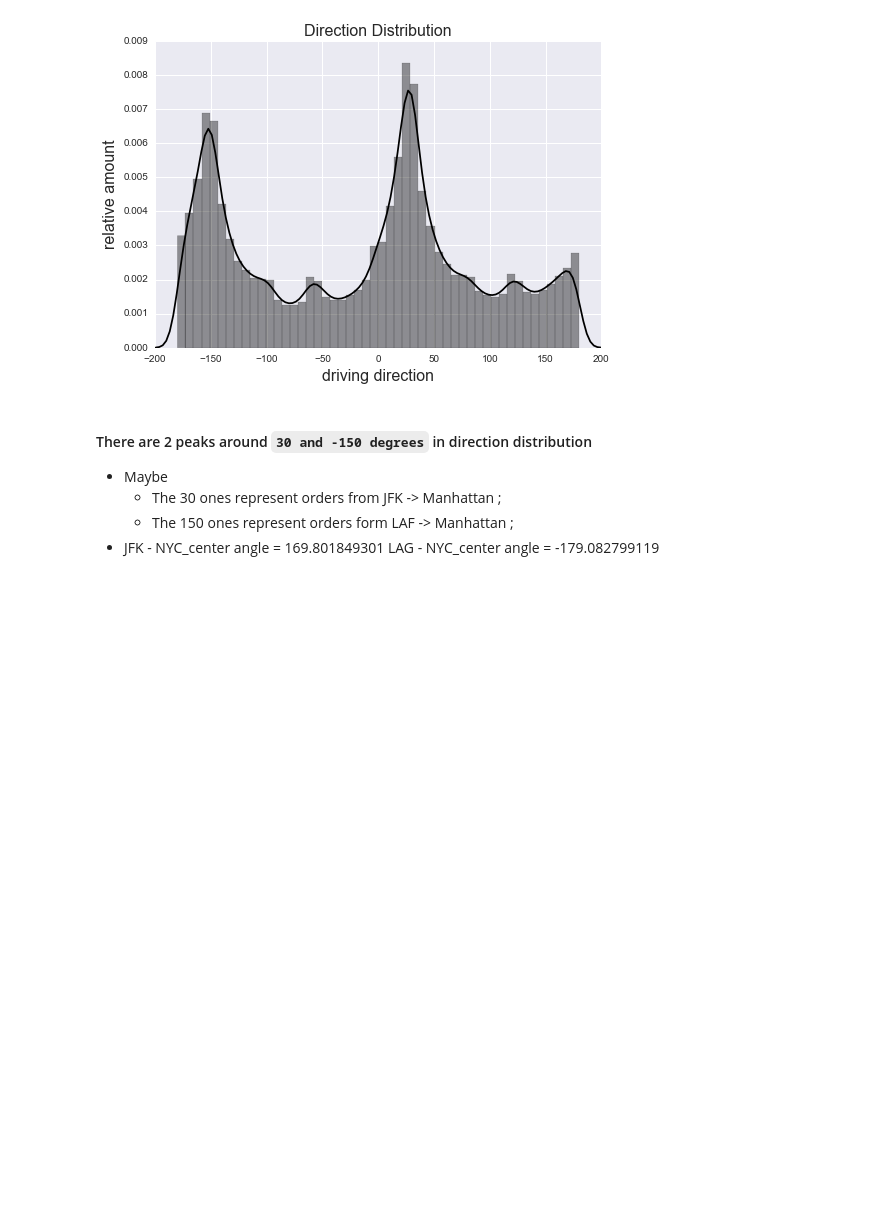
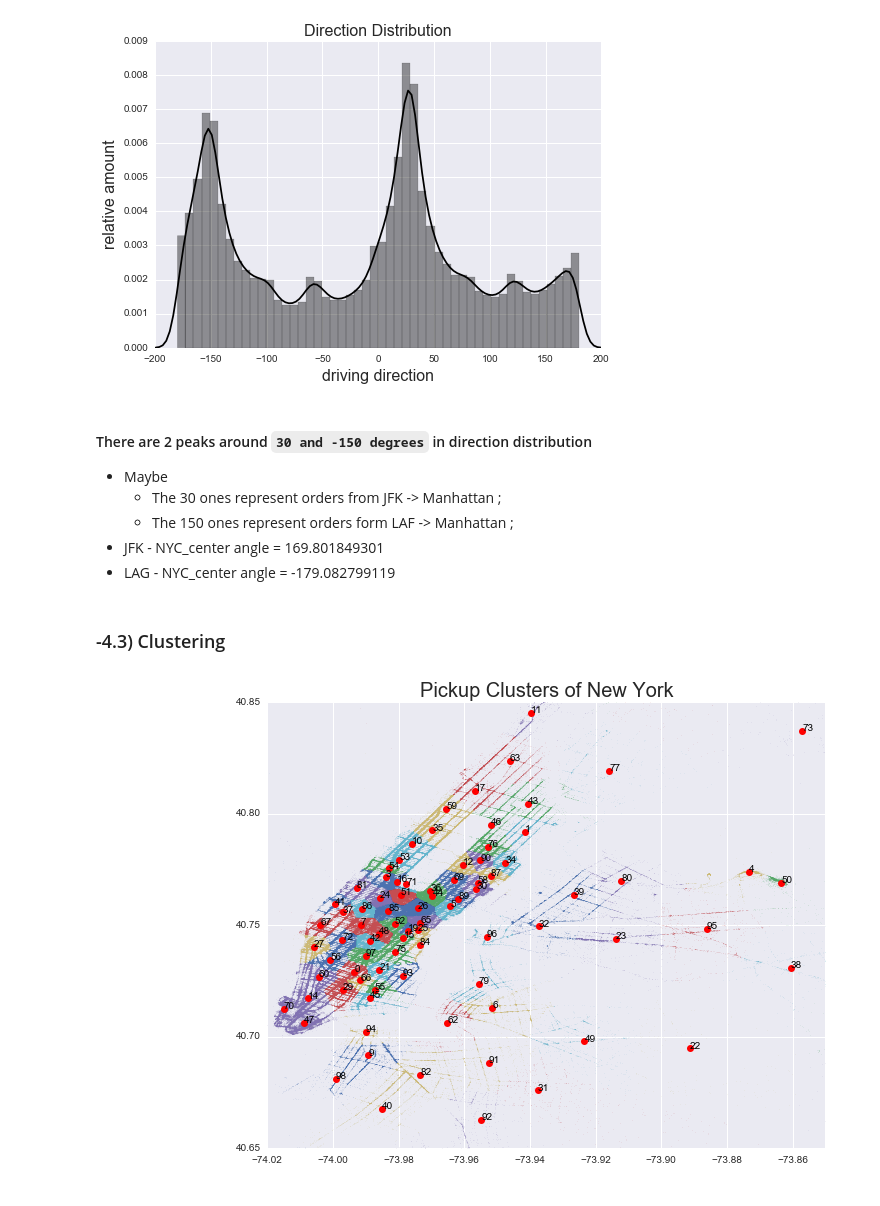
Before and after one commit to yennanliu/NYC_Taxi_Trip_Duration, a Jupyter notebook: notebook/NYC_Taxi_EDA_V1_Yen.ipynb, the cells around one changed output. Saved outputs shown, nothing was run; the diff lists cells and outputs as text; code cells hidden in the pictures; blank space fills up the shorter version.

Commit message:
add clustering/culstering center plot

```diff
--- a/notebook/NYC_Taxi_EDA_V1_Yen.ipynb
+++ b/notebook/NYC_Taxi_EDA_V1_Yen.ipynb
@@ -592,4 +596,40 @@ plt.show()
      - The 30 ones represent orders from JFK -> Manhattan ;
      - The 150 ones represent orders form LAF -> Manhattan ;
  - JFK - NYC_center angle =  169.801849301
-   LAG - NYC_center angle =  -179.082799119
+ - LAG - NYC_center angle =  -179.082799119
+# %% [markdown]
+### -4.3) Clustering
+# %%
+from sklearn.cluster import MiniBatchKMeans
+# get lon & lat clustering for following avg location speed calculation
+def get_clustering(df):
+    coords = np.vstack((df_train[['pickup_latitude', 'pickup_longitude']].values,
+                    df_train[['dropoff_latitude', 'dropoff_longitude']].values,
+                    df_test[['pickup_latitude', 'pickup_longitude']].values,
+                    df_test[['dropoff_latitude', 'dropoff_longitude']].values))
+    df_ = df.copy()
+    sample_ind = np.random.permutation(len(coords))[:500000]
+    kmeans = MiniBatchKMeans(n_clusters=100, batch_size=10000).fit(coords[sample_ind])
+    df_.loc[:, 'pickup_cluster'] = kmeans.predict(df_[['pickup_latitude', 'pickup_longitude']])
+    df_.loc[:, 'dropoff_cluster'] = kmeans.predict(df_[['dropoff_latitude', 'dropoff_longitude']])
+    # a little bit modify clustering function here
+    return df_,kmeans
+# %%
+df_train_,kmeans = get_clustering(df_train_)
+# %%
+# clustering pickup lon & lat
+# https://www.kaggle.com/drgilermo/dynamics-of-new-york-city-animation
+# https://matplotlib.org/users/annotations.html
+
+fig,ax = plt.subplots(figsize = (10,8))
+for label in df_train_.pickup_cluster.unique():
+    ax.plot(df_train_.pickup_longitude[df_train_.pickup_cluster == label],df_train_.pickup_latitude[df_train_.pickup_cluster == label],'.', alpha = 0.9, markersize = 0.5)
+    ax.plot(kmeans.cluster_centers_[label,1],kmeans.cluster_centers_[label,0],'o', color = 'r')
+    ax.annotate(label, (kmeans.cluster_centers_[label,1],kmeans.cluster_centers_[label,0]), color = 'black', fontsize = 10)
+
+plt.title('Pickup Clusters of New York',fontsize=20)
+plt.xlim(-74.02,-73.85)
+plt.ylim(40.65,40.85)
+plt.show()
+# %% [output]
+[figure, added]
```
Also changed, not shown: parts of 2 cells of this notebook.
